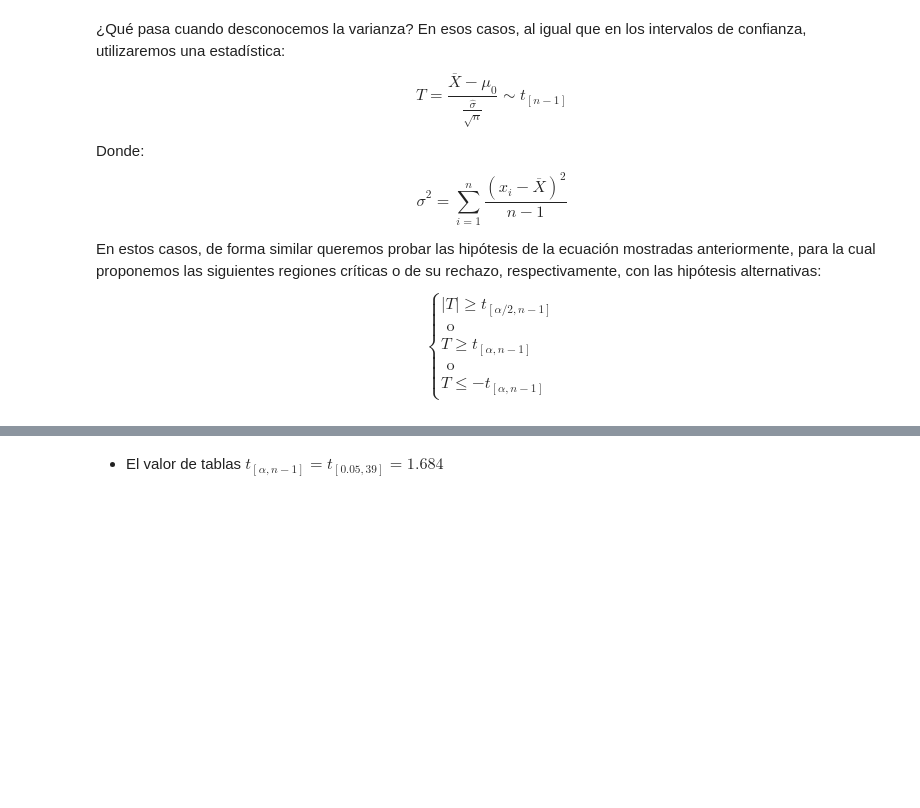
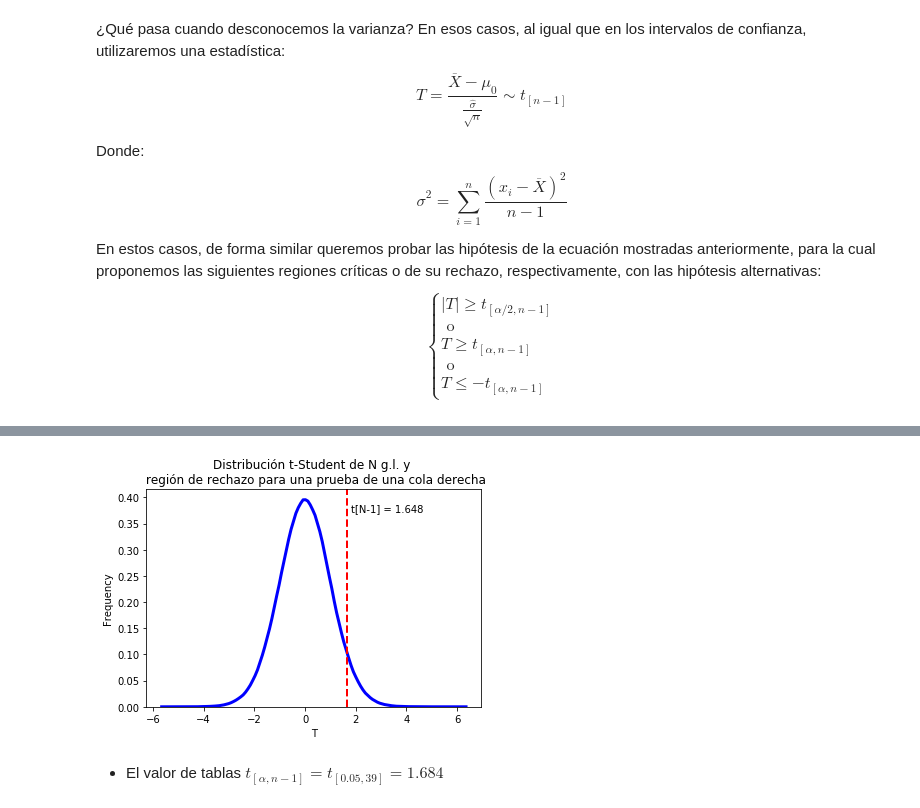
Before and after one commit to benjov/Estadistica_II_Primavera_2020, a Jupyter notebook: 01_TLC_&_Test/TLC_&_HypothesisTest_II.ipynb, the cells around one changed output, grey strips where cells are left out. Cells and saved outputs as stored; diff of their text form; code cells hidden in the pictures; blank space fills up the shorter version.

```diff
--- a/01_TLC_&_Test/TLC_&_HypothesisTest_II.ipynb
+++ b/01_TLC_&_Test/TLC_&_HypothesisTest_II.ipynb
@@ -262,23 +307,25 @@ Media, T
 # %%
 # Datos de una t-Student estándar:
 T_Student = np.random.standard_t(N, 1000000)
 
 #
 fig, ax = plt.subplots()
 fig = sns.distplot(T_Student, hist = False, kde = True,
              color = 'blue',
              kde_kws={'linewidth': 3})
 ax.set_xlabel('T')
 ax.set_ylabel('Frequency')
 ax.set_title('Distribución t-Student de N g.l. y \n región de rechazo para una prueba de una cola derecha')
 
 min_ylim, max_ylim = plt.ylim() # Extraemos límites del eje Y
 
 # Delimitamos las regiones para una prueba de dos colas
 plt.axvline(1.648, color = 'red', linestyle = 'dashed', linewidth = 2) # agregamos línea vertical
-plt.text(1.648*1.1, max_ylim*0.9, 't[N] = {:.3f}'.format(1.648))
+plt.text(1.648*1.1, max_ylim*0.9, 't[N-1] = {:.3f}'.format(1.648))
 
 plt.show()
+# %% [output]
+[figure, added]
 # %% [markdown]
 * El valor de tablas $t_{[\alpha, n - 1]} = t_{[0.05, 39]} = 1.684$
 # %%
```
Also changed, not shown: parts of 36 cells of this notebook, 3 other files.
